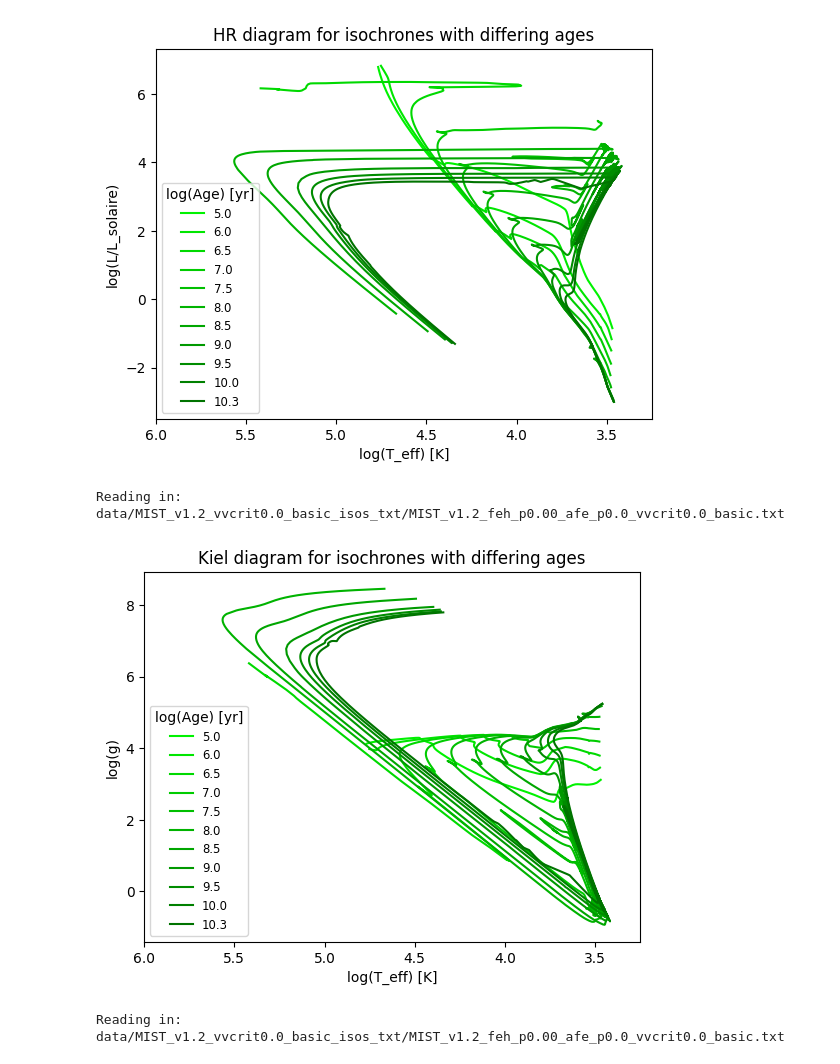
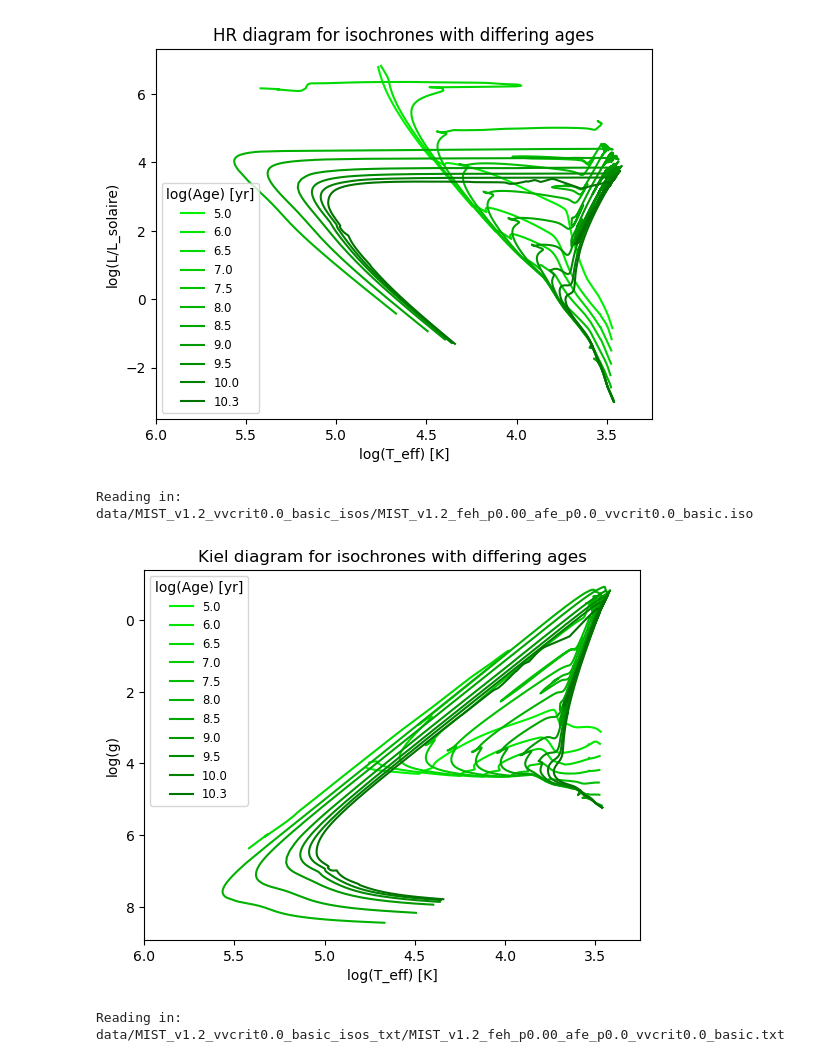
Before and after one commit to anpirott/thesis, a Jupyter notebook: data_exploration.ipynb, the cells around one changed output. Drawn from its saved outputs; the diff is of its cells as text; code cells hidden in the pictures.

Commit message:
saved the models at the end of primary and secondary model files, used them to do the first method

```diff
--- a/data_exploration.ipynb
+++ b/data_exploration.ipynb
@@ -87,7 +87,7 @@ Reading in: data/MIST_v1.2_vvcrit0.0_basic_isos_txt/MIST_v1.2_feh_m0.25_afe_p0.0
 # %%
 # V1 sans pandas
 
-iso = read_mist_models.ISO('data/MIST_v1.2_vvcrit0.0_basic_isos_txt/MIST_v1.2_feh_p0.00_afe_p0.0_vvcrit0.0_basic.txt')
+iso = read_mist_models.ISO('data/MIST_v1.2_vvcrit0.0_basic_isos/MIST_v1.2_feh_p0.00_afe_p0.0_vvcrit0.0_basic.iso')
 
 ages = [5.0, 6.0, 6.5, 7.0, 7.5, 8.0, 8.5, 9.0, 9.5, 10.0, 10.3]
 colors = [0.05, 0.1, 0.15, 0.2, 0.25, 0.3, 0.35, 0.40, 0.45, 0.5, 0.55]
@@ -117,31 +117,32 @@ plt.show()
 Reading in: data/MIST_v1.2_vvcrit0.0_basic_isos_txt/MIST_v1.2_feh_p0.00_afe_p0.0_vvcrit0.0_basic.txt
 [figure]
 # %%
-iso = read_mist_models.ISO('data/MIST_v1.2_vvcrit0.0_basic_isos_txt/MIST_v1.2_feh_p0.00_afe_p0.0_vvcrit0.0_basic.txt')
+iso = read_mist_models.ISO('data/MIST_v1.2_vvcrit0.0_basic_isos/MIST_v1.2_feh_p0.00_afe_p0.0_vvcrit0.0_basic.iso')
 
 ages = [5.0, 6.0, 6.5, 7.0, 7.5, 8.0, 8.5, 9.0, 9.5, 10.0, 10.3]
 colors = [0.05, 0.1, 0.15, 0.2, 0.25, 0.3, 0.35, 0.40, 0.45, 0.5, 0.55]
 # utiliser ça (https://stats.stackexchange.com/questions/281162/scale-a-number-between-a-range) pour normaliser si besoin
 
 for i, age in enumerate(ages):
     age_ind = iso.age_index(age)
     logTeff = iso.isos[age_ind]['log_Teff']
 
     logL = iso.isos[age_ind]['log_g']
 
     plt.plot(logTeff, logL, label=f"{age}", c=(0, # 0.5-colors[i] if 0.5-colors[i]>0 else 0,
                                                1-colors[i], # 0.5-colors[i] if 0.5-colors[i]>0 else 0,
                                                0))
 
 plt.xlim(6, 3.25)
+plt.gca().invert_yaxis()
 plt.xlabel("log(T_eff) [K]")
 plt.ylabel("log(g)")
 plt.legend(title="log(Age) [yr]", fontsize="small")
 plt.title("Kiel diagram for isochrones with differing ages")
 plt.show()
 # %% [output]
-Reading in: data/MIST_v1.2_vvcrit0.0_basic_isos_txt/MIST_v1.2_feh_p0.00_afe_p0.0_vvcrit0.0_basic.txt
+Reading in: data/MIST_v1.2_vvcrit0.0_basic_isos/MIST_v1.2_feh_p0.00_afe_p0.0_vvcrit0.0_basic.iso
-[figure, old version]
+[figure, new version]
 # %%
 iso = read_mist_models.ISO('data/MIST_v1.2_vvcrit0.0_basic_isos_txt/MIST_v1.2_feh_p0.00_afe_p0.0_vvcrit0.0_basic.txt')
 
```
Also changed, not shown: parts of 4 cells of this notebook, 6 other files.
